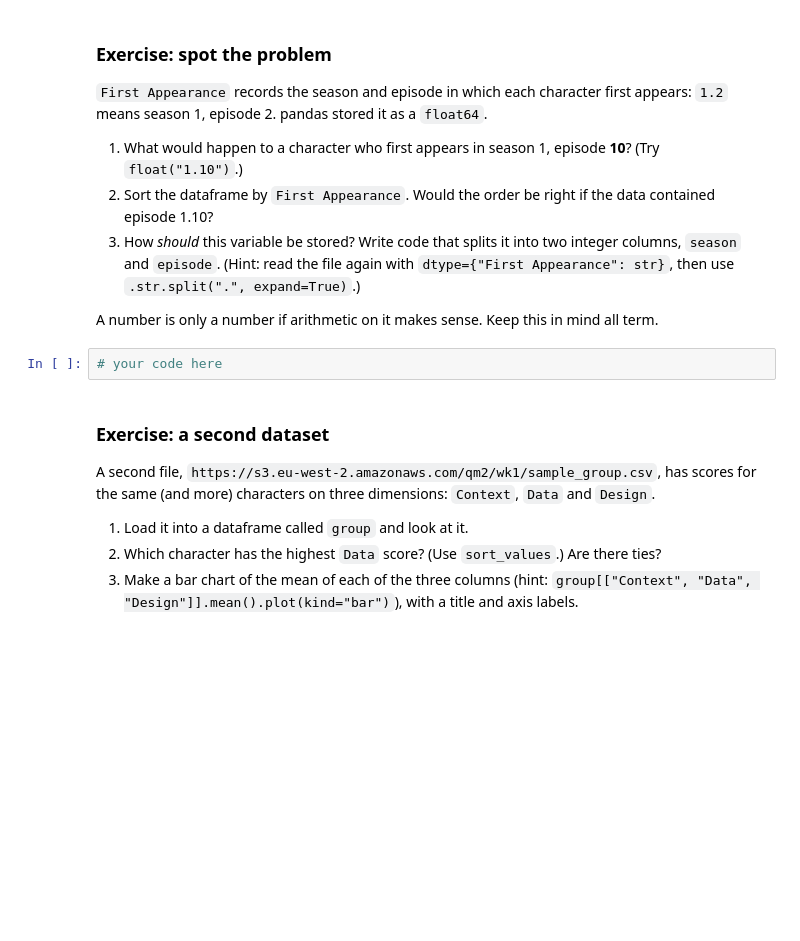
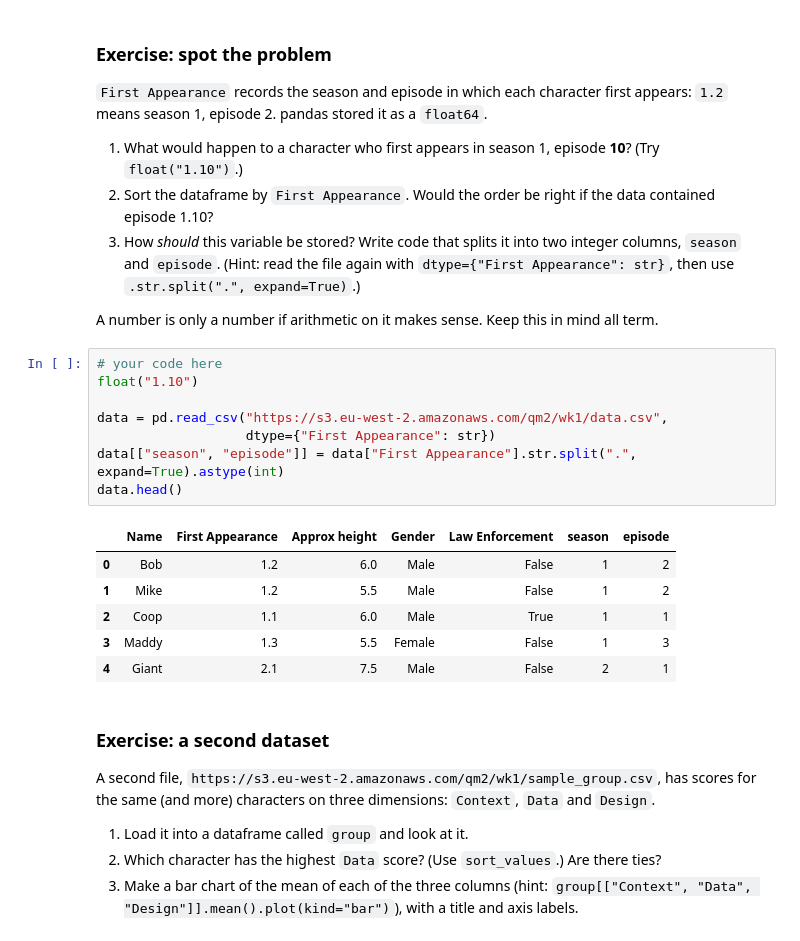
Before and after one commit to melinakriydy/QM2, a Jupyter notebook: notebooks/W01. Python Recap.ipynb, the cells around one changed output. Drawn from its saved outputs; the diff is of its cells as text; blank space fills up the shorter version.

```diff
--- a/notebooks/W01. Python Recap.ipynb
+++ b/notebooks/W01. Python Recap.ipynb
@@ -248,6 +248,19 @@ plt.show()
 A number is only a number if arithmetic on it makes sense. Keep this in mind all term.
 # %%
 # your code here
+float("1.10")
+
+data = pd.read_csv("https://s3.eu-west-2.amazonaws.com/qm2/wk1/data.csv",
+                   dtype={"First Appearance": str})
+data[["season", "episode"]] = data["First Appearance"].str.split(".", expand=True).astype(int)
+data.head()
+# %% [output]
+|  | Name | First Appearance | Approx height | Gender | Law Enforcement | season | episode |
+| 0 | Bob | 1.2 | 6.0 | Male | False | 1 | 2 |
+| 1 | Mike | 1.2 | 5.5 | Male | False | 1 | 2 |
+| 2 | Coop | 1.1 | 6.0 | Male | True | 1 | 1 |
+| 3 | Maddy | 1.3 | 5.5 | Female | False | 1 | 3 |
+| 4 | Giant | 2.1 | 7.5 | Male | False | 2 | 1 |
 # %% [markdown]
 ### Exercise: a second dataset
 
```
